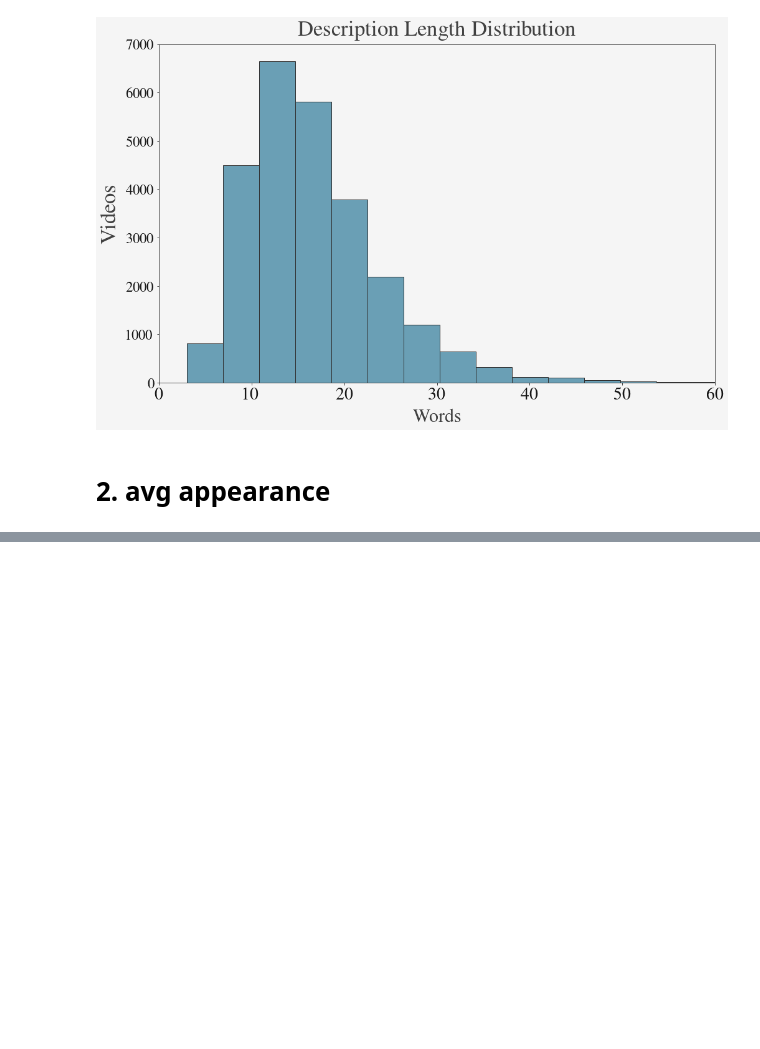
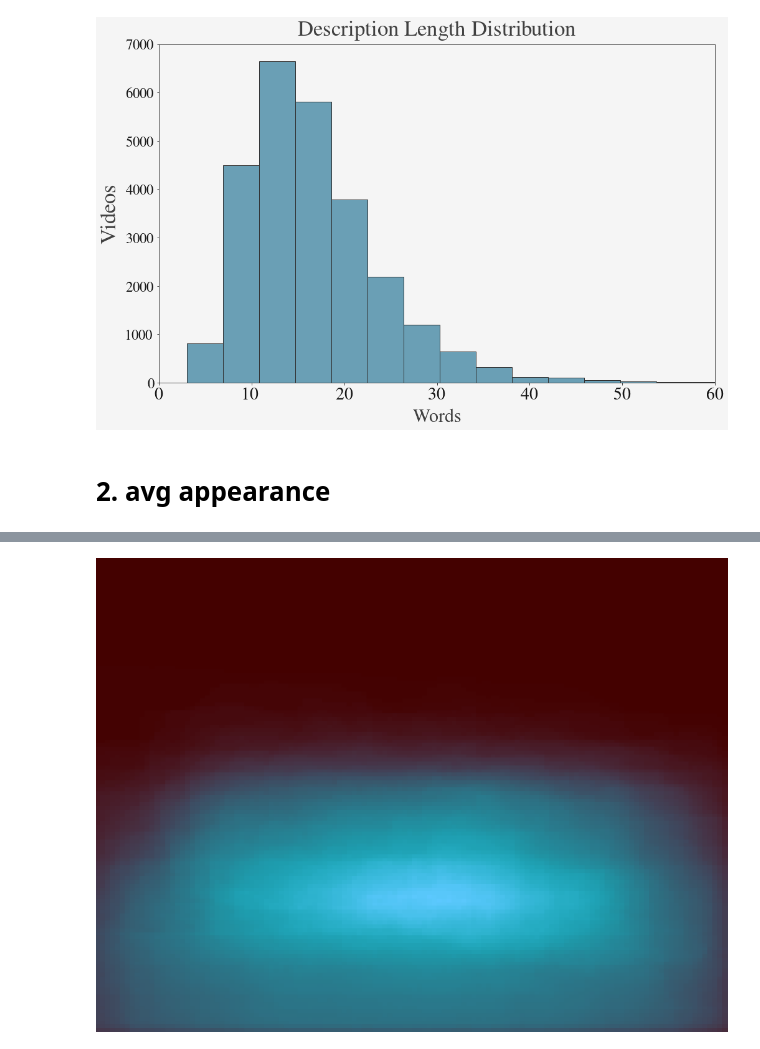
Before and after one commit to drschwenk/analyze_ds, a Jupyter notebook: analysis.ipynb, the cells around one changed output, grey strips where cells are left out. Cells and saved outputs as stored; diff of their text form; code cells hidden in the pictures; blank space fills up the shorter version.

```diff
--- a/analysis.ipynb
+++ b/analysis.ipynb
@@ -267,0 +384,7 @@ pil.fromarray(test_draw)
+# %%
+data_dir = '/Users/schwenk/wrk/animation_gan/dataset/v2p0/trajectories'
+tracking_dir = 'tracking'
+segmentation_dir = 'segmentation'
+frame_arr_dir = 'frame_arr_data'
+
+o_size = (640, 480)
@@ -267,0 +396,8 @@ pil.fromarray(test_draw)
+# %%
+def average_ent_segments(ent_list):
+    store_res = np.zeros((128, 128))
+    for ent in ent_list:
+        ent_mask = np.load(os.path.join(data_dir, segmentation_dir, ent.gid() + '_segm.npy.npz'))['arr_0'].astype(np.uint64)
+        ent_mean = ent_mask.mean(axis=0)
+        store_res += ent_mean
+    return store_res / len(ent_list)
@@ -267,0 +453,9 @@ pil.fromarray(test_draw)
+# %%
+test_ents = [obj for vid in dataset for obj in vid.data()['objects'] if 'couch' in obj.data()['entityLabel']]
+# test_ents = [obj for vid in dataset for obj in vid.data()['objects'] if 'hammer' in obj.data()['entityLabel']]
+
+avg_masks = average_ent_segments(tqdm(test_ents))
+# %%
+%%capture
+avg_bg = pil.fromarray(avg_image)
+heatmap = make_heatmap(avg_masks)
@@ -267,0 +464,4 @@ pil.fromarray(test_draw)
+# %%
+heatmap
+# %% [output]
+[figure, added]
```
Also changed, not shown: parts of 68 cells of this notebook.
